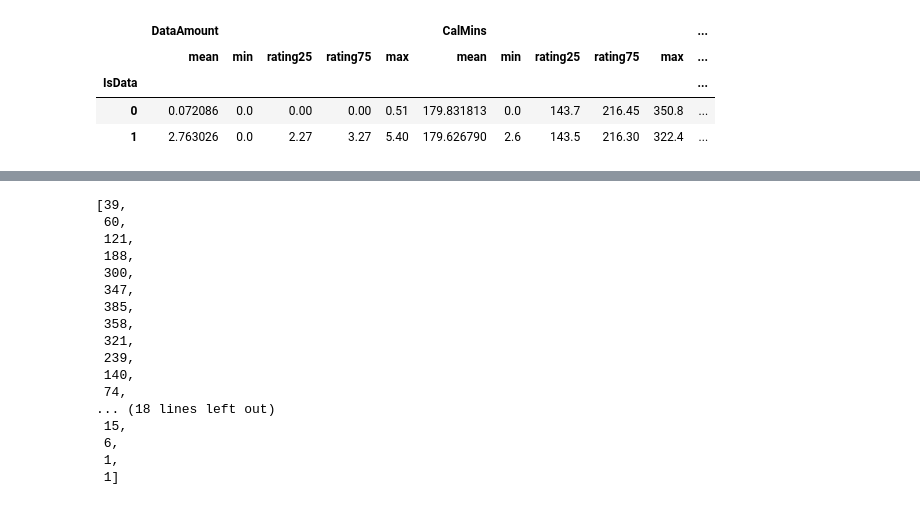
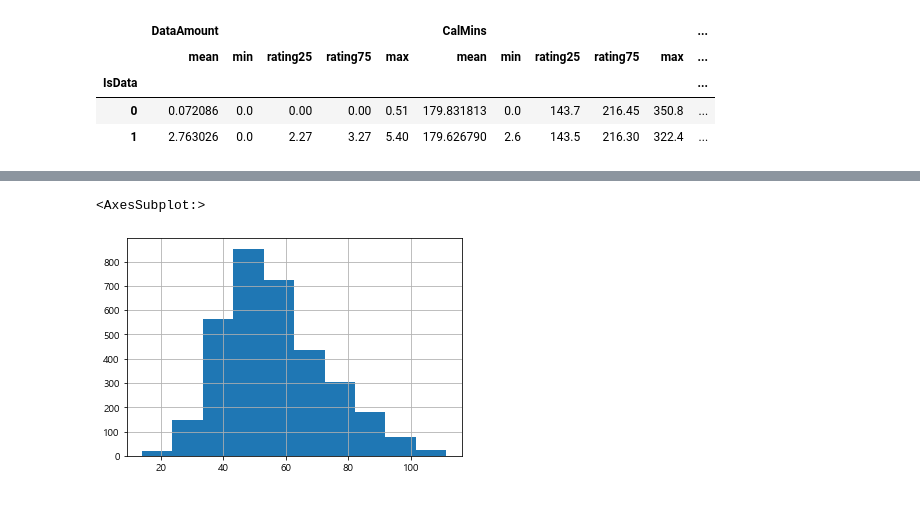
Before and after one commit to heyera/programming3_class, a Jupyter notebook: final.ipynb, the cells around one changed output, grey strips where cells are left out. Cells and saved outputs as stored; diff of their text form; code cells hidden in the pictures.

```diff
--- a/final.ipynb
+++ b/final.ipynb
@@ -301,24 +283,0 @@ def rating75 (arr):
-# %%
-isdata0Calm=[]
-dr=data_range[data_range['MemberWeeks']==0]
-for i in range(0,17):
-    ex.append(len(data_range[(data_range['MemberWeeks']>0+(15*i))&(data_range['MemberWeeks']<15+(15*i))]))
-ex
-# %% [output]
-[39,
- 60,
- 121,
- 188,
- 300,
- 347,
- 385,
- 358,
- 321,
- 239,
- 140,
- 74,
-... (18 lines left out)
- 15,
- 6,
- 1,
- 1]
@@ -329,0 +288,5 @@ ex
+# %%
+data['MonthlyFee'].hist()
+# %% [output]
+<AxesSubplot:>
+[figure, added]
```
Also changed, not shown: parts of 24 cells of this notebook.
